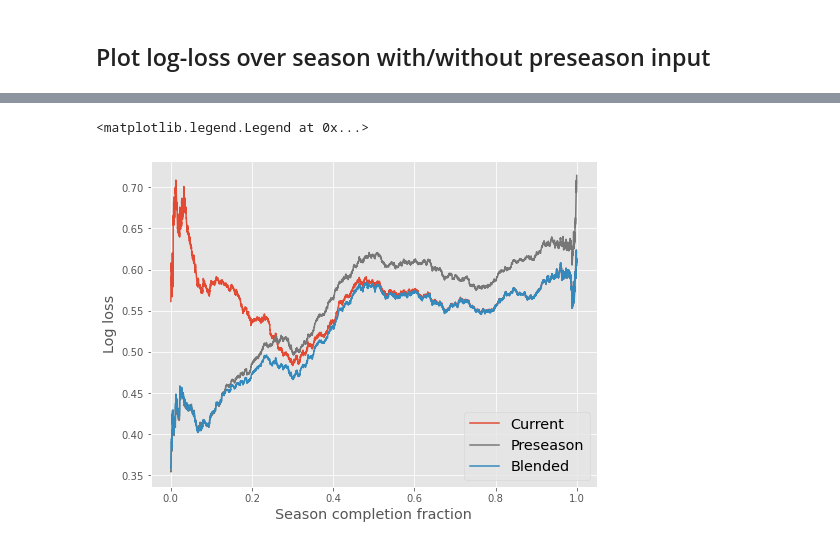
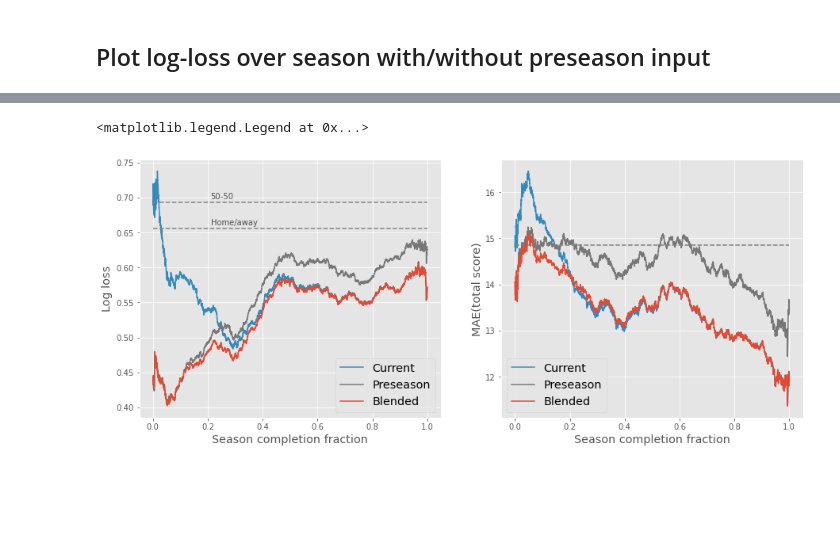
Before and after one commit to bjmarsh/WatchCBB, a Jupyter notebook: notebooks/game_model_train.ipynb, the cells around one changed output, grey strips where cells are left out. Cells and saved outputs as stored; diff of their text form; code cells hidden in the pictures; blank space fills up the shorter version.

```diff
--- a/notebooks/game_model_train.ipynb
+++ b/notebooks/game_model_train.ipynb
@@ -457,9 +467,12 @@ logreg_simple.fit(X_train, y_train)
 
 linreg_pace = LinearRegression()
 linreg_margin = LinearRegression()
+linreg_total = LinearRegression()
+
 
 print("Regression for pace")
 X_train = np.array([data_train.pace1*data_train.pace2]).T
+# linreg_pace.fit(X_train, data_train.poss, get_weights(data_train.poss))
 linreg_pace.fit(X_train, data_train.poss)
 pred_pace_train = linreg_pace.predict(X_train)
 
@@ -467,8 +480,12 @@ print("Regression for score margin")
 X_train = np.array([pred_pace_train*data_train.effdiff, data_train.HA]).T
 linreg_margin.fit(X_train, data_train.margin)
 
+print("Regression for total score")
+X_train = np.array([pred_pace_train*data_train.effsum]).T
+linreg_total.fit(X_train, data_train.totscore)
+
 with open('../models/game_regressions.pkl', 'wb') as fid:
-    pickle.dump((pca, logreg, logreg_simple, linreg_pace, linreg_margin), fid)
+    pickle.dump((pca, logreg, logreg_simple, linreg_pace, linreg_margin, linreg_total), fid)
 # %% [output]
 Regression for pace
 Regression for score margin
@@ -532,30 +561,61 @@ df_all.head(40).tail(20)
 # %%
 df_all.result = df_all.result.astype(int)
 ll_raw = -df_all.result*np.log(df_all.prob) - (1-df_all.result)*np.log(1-df_all.prob)
 ll_blend = -df_all.result*np.log(df_all.blended_prob) - (1-df_all.result)*np.log(1-df_all.blended_prob)
 ll_pre = -df_all.result*np.log(df_all.preseason_prob) - (1-df_all.result)*np.log(1-df_all.preseason_prob)
 
+ae_raw = abs(df_all.totscore - df_all.pred_total)
+ae_pre = abs(df_all.totscore - df_all.pred_total_pre)
+ae_blend = abs(df_all.totscore - df_all.pred_total_blend)
+
 N = 1000
 norm = np.convolve(np.ones(ll_raw.size,), np.ones(N,), mode='full')
-avg_raw = np.convolve(ll_raw, np.ones(N,), mode='full') / norm
-avg_blend = np.convolve(ll_blend, np.ones(N,), mode='full') / norm
-avg_pre = np.convolve(ll_pre, np.ones(N,), mode='full') / norm
+avg_ll_raw = np.convolve(ll_raw, np.ones(N,), mode='full') / norm
+avg_ll_blend = np.convolve(ll_blend, np.ones(N,), mode='full') / norm
+avg_ll_pre = np.convolve(ll_pre, np.ones(N,), mode='full') / norm
+avg_ae_raw = np.convolve(ae_raw, np.ones(N,), mode='full') / norm
+avg_ae_blend = np.convolve(ae_blend, np.ones(N,), mode='full') / norm
+avg_ae_pre = np.convolve(ae_pre, np.ones(N,), mode='full') / norm
 
 # avg_raw = np.exp(-avg_raw)
 # avg_blend = np.exp(-avg_blend)
 
-avg_raw = avg_raw[50:-50]
-avg_blend = avg_blend[50:-50]
-avg_pre = avg_pre[50:-50]
+clip = 100
+avg_ll_raw = avg_ll_raw[clip:-clip]
+avg_ll_blend = avg_ll_blend[clip:-clip]
+avg_ll_pre = avg_ll_pre[clip:-clip]
+avg_ae_raw = avg_ae_raw[clip:-clip]
+avg_ae_blend = avg_ae_blend[clip:-clip]
+avg_ae_pre = avg_ae_pre[clip:-clip]
 
-plt.figure(figsize=(8,6))
-plt.plot(np.linspace(0,1,avg_raw.size), avg_raw, label="Current", color=list(plt.rcParams['axes.prop_cycle'])[0]['color'])
-plt.plot(np.linspace(0,1,avg_pre.size), avg_pre, label="Preseason", color=list(plt.rcParams['axes.prop_cycle'])[3]['color'])
-plt.plot(np.linspace(0,1,avg_blend.size), avg_blend, label="Blended", color=list(plt.rcParams['axes.prop_cycle'])[1]['color'])
-plt.xlabel('Season completion fraction', fontsize='x-large')
-plt.ylabel('Log loss', fontsize='x-large')
+
+baseline_ps = {'50-50': 0.5,
+               'Home/away': (((df_all.result==1) & (df_all.HA==1)) | \
+                             ((df_all.result==0) & (df_all.HA==-1))| \
+                             ((df_all.result==0) & (df_all.HA==0))).mean()
+              }
+baseline_mae = np.mean(np.abs(df_all.totscore - df_all.totscore.mean()))
+
+fig,axs = plt.subplots(1,2,figsize=(15,6))
+axs[0].plot(np.linspace(0,1,avg_ll_raw.size), avg_ll_raw, label="Current", color=list(plt.rcParams['axes.prop_cycle'])[1]['color'])
+axs[0].plot(np.linspace(0,1,avg_ll_pre.size), avg_ll_pre, label="Preseason", color=list(plt.rcParams['axes.prop_cycle'])[3]['color'])
+axs[0].plot(np.linspace(0,1,avg_ll_blend.size), avg_ll_blend, label="Blended", color=list(plt.rcParams['axes.prop_cycle'])[0]['color'])
+for s,p in baseline_ps.items():
+    p = -p*np.log(p) - (1-p)*np.log(1-p)
+    axs[0].plot([0,1], [p]*2, '--', color='0.5')
+    axs[0].text(0.21, p+0.005, s, color='0.3')
+axs[0].set_xlabel('Season completion fraction', fontsize='x-large')
+axs[0].set_ylabel('Log loss', fontsize='x-large')
 # plt.gca().set_ylim(ymin=0)
-plt.legend(fontsize='x-large')
+axs[0].legend(fontsize='x-large', loc='lower right')
+
+axs[1].plot(np.linspace(0,1,avg_ae_raw.size), avg_ae_raw, label="Current", color=list(plt.rcParams['axes.prop_cycle'])[1]['color'])
+axs[1].plot(np.linspace(0,1,avg_ae_pre.size), avg_ae_pre, label="Preseason", color=list(plt.rcParams['axes.prop_cycle'])[3]['color'])
+axs[1].plot(np.linspace(0,1,avg_ae_blend.size), avg_ae_blend, label="Blended", color=list(plt.rcParams['axes.prop_cycle'])[0]['color'])
+axs[1].plot([0,1], [baseline_mae]*2, '--', color='0.5')
+axs[1].set_xlabel('Season completion fraction', fontsize='x-large')
+axs[1].set_ylabel('MAE(total score)', fontsize='x-large')
+axs[1].legend(fontsize='x-large', loc='lower left')
 # %% [output]
 <matplotlib.legend.Legend at 0x...>
-[figure, old version]
+[figure, new version]
```
Also changed, not shown: parts of 8 cells of this notebook, 1 other file.
